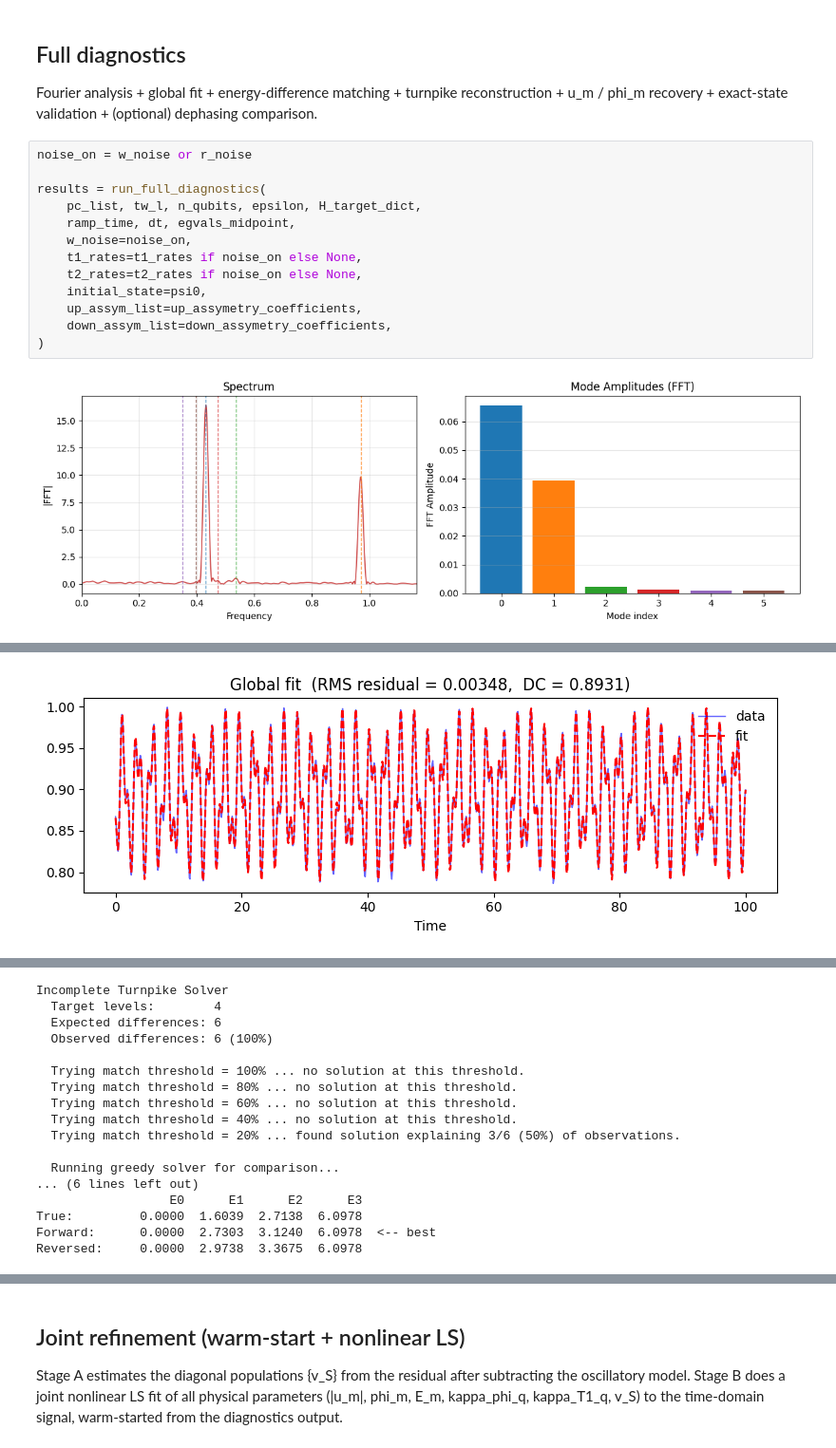
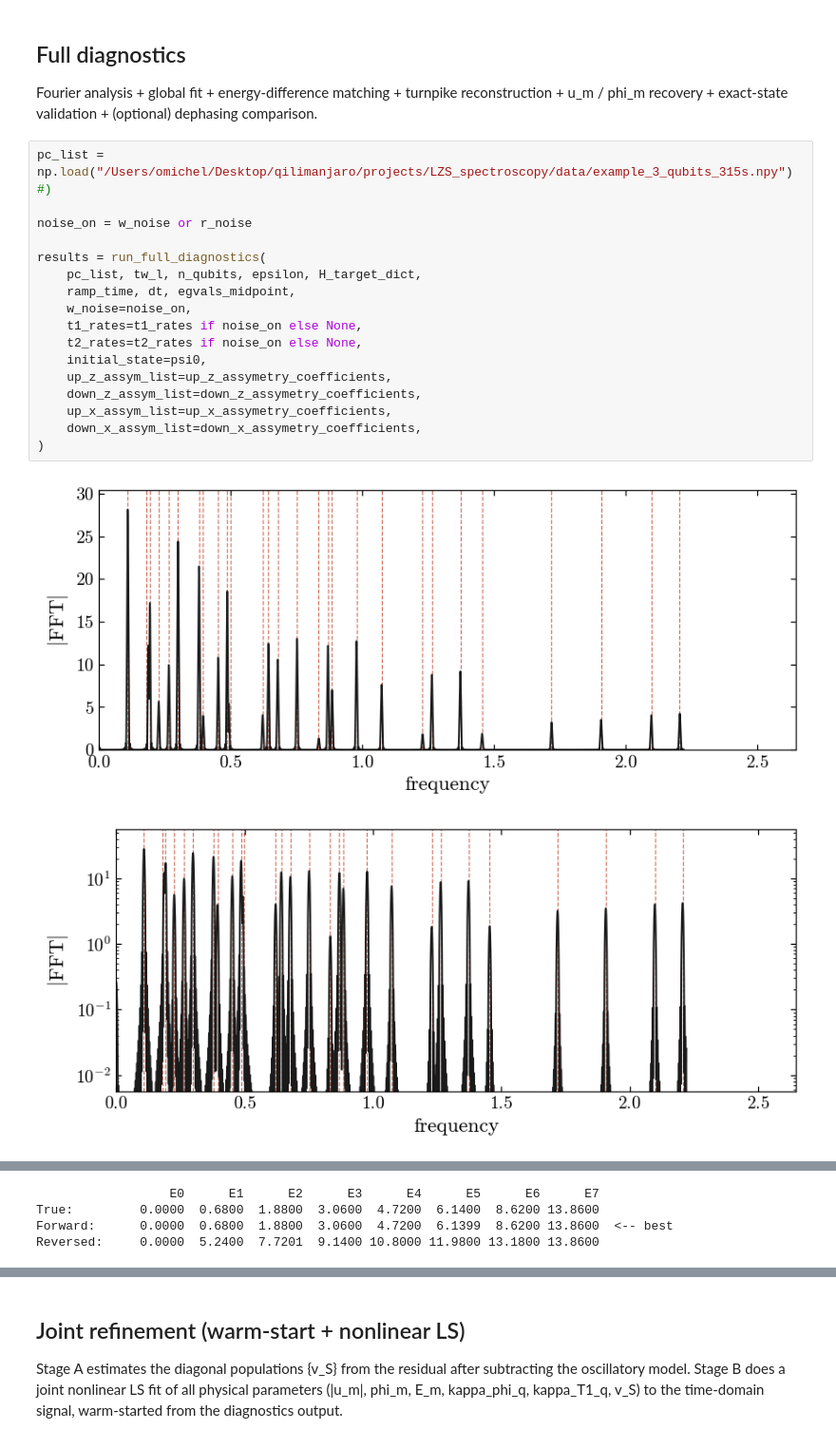
Before and after one commit to OsQarM/lsz_spectroscopy, a Jupyter notebook: notebooks/LSZ_main.ipynb, the cells around one changed output, grey strips where cells are left out. Shown at 95% size. Saved outputs shown, nothing was run; the diff lists cells and outputs as text.

```diff
--- a/notebooks/LSZ_main.ipynb
+++ b/notebooks/LSZ_main.ipynb
@@ -246,17 +266,23 @@ pc_list = run_experiment_sweep(
 
 Fourier analysis + global fit + energy-difference matching + turnpike reconstruction + u_m / phi_m recovery + exact-state validation + (optional) dephasing comparison.
 # %%
+pc_list = np.load("/Users/omichel/Desktop/qilimanjaro/projects/LZS_spectroscopy/data/example_3_qubits_315s.npy")
+#)
+
 noise_on = w_noise or r_noise
 
 results = run_full_diagnostics(
     pc_list, tw_l, n_qubits, epsilon, H_target_dict,
     ramp_time, dt, egvals_midpoint,
     w_noise=noise_on,
     t1_rates=t1_rates if noise_on else None,
     t2_rates=t2_rates if noise_on else None,
     initial_state=psi0,
-    up_assym_list=up_assymetry_coefficients,
-    down_assym_list=down_assymetry_coefficients,
+    up_z_assym_list=up_z_assymetry_coefficients,
+    down_z_assym_list=down_z_assymetry_coefficients,
+    up_x_assym_list=up_x_assymetry_coefficients,
+    down_x_assym_list=down_x_assymetry_coefficients,
 )
 # %% [output]
-[figure, old version]
+[figure, new version]
+[figure, new version]
@@ -271 +306,0 @@ results = run_full_diagnostics(
-[figure, old version]
@@ -290,17 +324,0 @@ DC (fitted): 0.8930555010535992   DC (mean): 0.892853413395128
-Incomplete Turnpike Solver
-  Target levels:        4
-  Expected differences: 6
-  Observed differences: 6 (100%)
-
-  Trying match threshold = 100% ... no solution at this threshold.
-  Trying match threshold = 80% ... no solution at this threshold.
-  Trying match threshold = 60% ... no solution at this threshold.
-  Trying match threshold = 40% ... no solution at this threshold.
-  Trying match threshold = 20% ... found solution explaining 3/6 (50%) of observations.
-
-  Running greedy solver for comparison...
-... (6 lines left out)
-                  E0      E1      E2      E3
-True:         0.0000  1.6039  2.7138  6.0978
-Forward:      0.0000  2.7303  3.1240  6.0978  <-- best
-Reversed:     0.0000  2.9738  3.3675  6.0978
@@ -314,0 +327,4 @@ Exact phases (mod pi, rel to u_0): [0.         2.97360939 1.63037386 3.04766422]
+                  E0      E1      E2      E3      E4      E5      E6      E7
+True:         0.0000  0.6800  1.8800  3.0600  4.7200  6.1400  8.6200 13.8600
+Forward:      0.0000  0.6800  1.8800  3.0600  4.7200  6.1399  8.6200 13.8600  <-- best
+Reversed:     0.0000  5.2400  7.7201  9.1400 10.8000 11.9800 13.1800 13.8600
```
Also changed, not shown: parts of 16 cells of this notebook, 18 other files.
